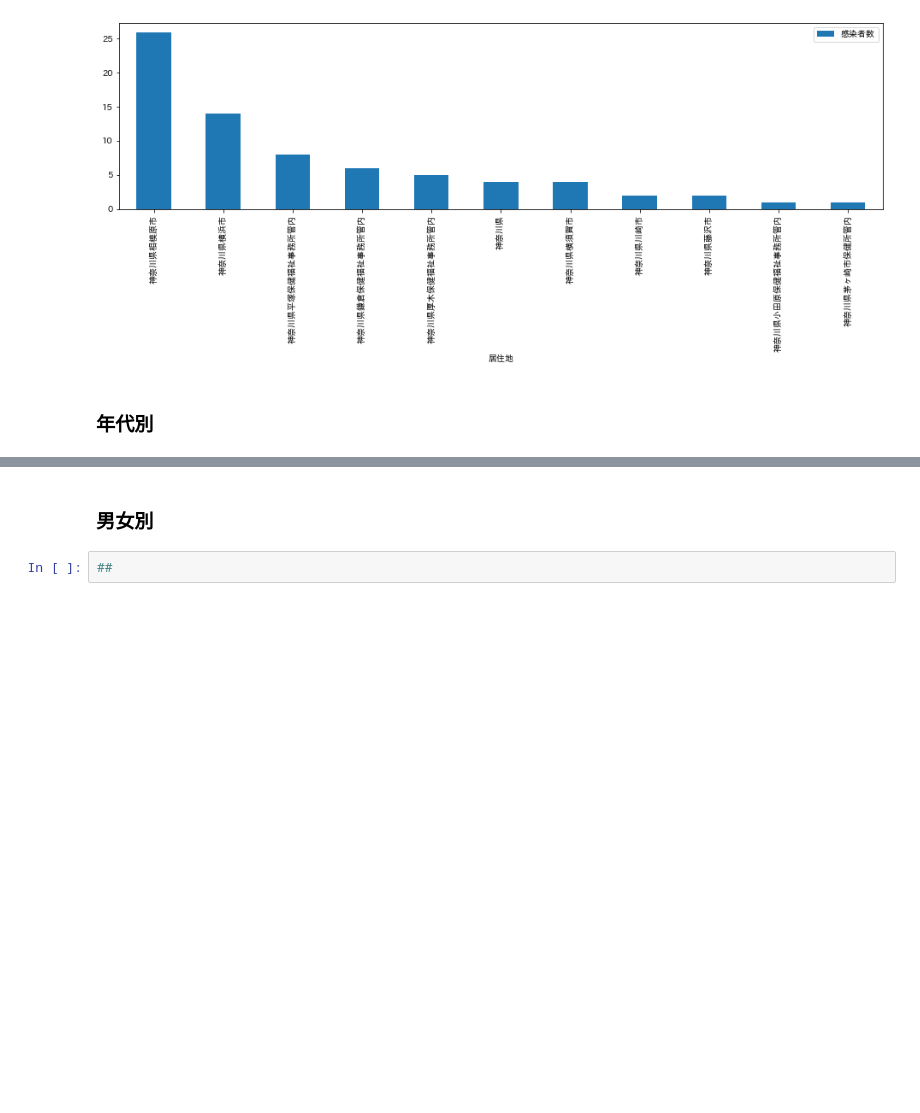
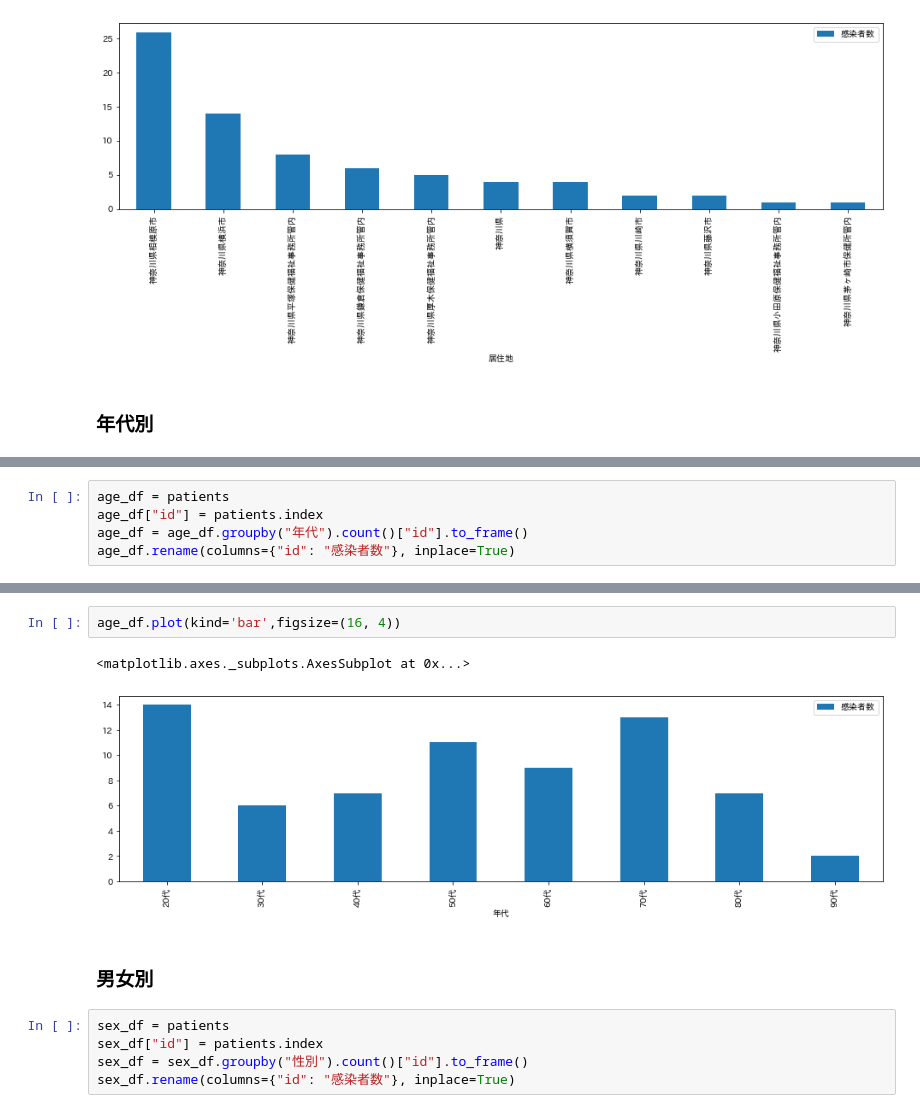
Before and after one commit to tsu-nera/hack-for-corona, a Jupyter notebook: notebooks/kanagawa-corona.ipynb, the cells around one changed output, grey strips where cells are left out. Drawn from its saved outputs; the diff is of its cells as text; blank space fills up the shorter version.

```diff
--- a/notebooks/analyze.ipynb
+++ b/notebooks/kanagawa-corona.ipynb
@@ -82,0 +81,5 @@ for_area.plot(kind='bar',figsize=(16, 4))
+# %%
+age_df = patients
+age_df["id"] = patients.index
+age_df = age_df.groupby("年代").count()["id"].to_frame()
+age_df.rename(columns={"id": "感染者数"}, inplace=True)
@@ -83,4 +99,12 @@ for_area.plot(kind='bar',figsize=(16, 4))
+# %%
+age_df.plot(kind='bar',figsize=(16, 4))
+# %% [output]
+<matplotlib.axes._subplots.AxesSubplot at 0x...>
+[figure, added]
 # %% [markdown]
 ### 男女別
-# %%
-##
+# %%
+sex_df = patients
+sex_df["id"] = patients.index
+sex_df = sex_df.groupby("性別").count()["id"].to_frame()
+sex_df.rename(columns={"id": "感染者数"}, inplace=True)
```
Also changed, not shown: parts of 7 cells of this notebook.
